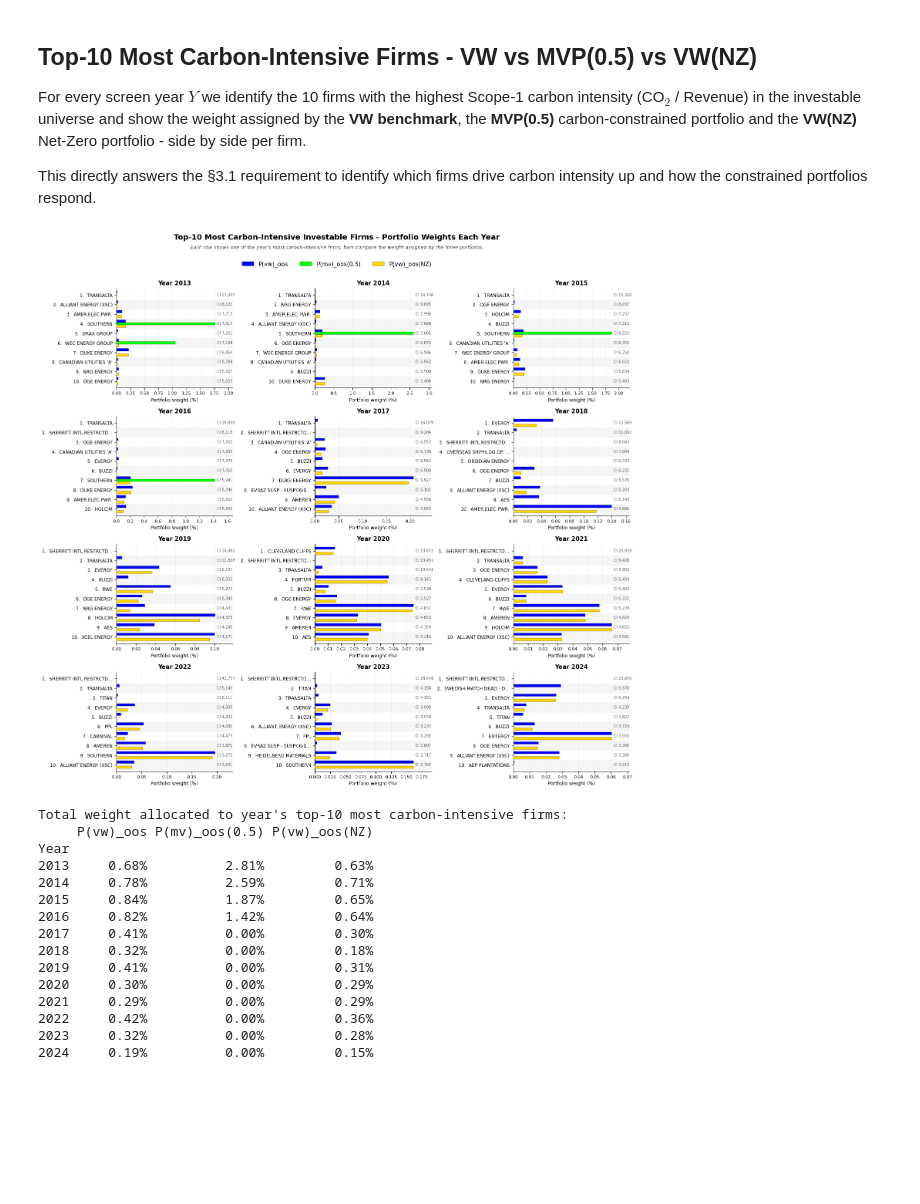
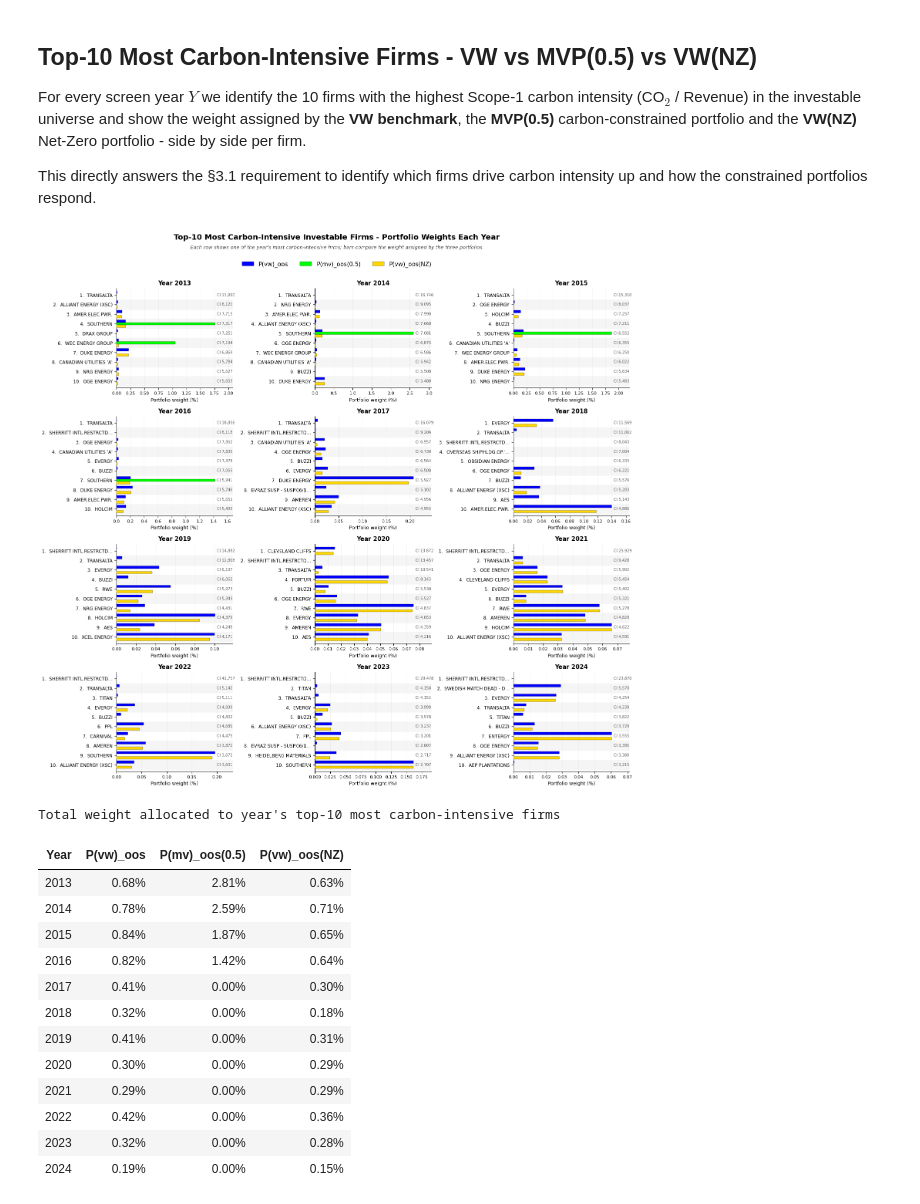
Before and after one commit to Saarujan06/Sustainability-Aware-Asset-Management-Project, a Jupyter notebook: final_notebook.ipynb, the cells around one changed output. Saved outputs shown, nothing was run; the diff lists cells and outputs as text; code cells hidden in the pictures; blank space fills up the shorter version.

```diff
--- a/final_notebook.ipynb
+++ b/final_notebook.ipynb
@@ -2222,47 +2216,63 @@ for ax, year in zip(axes, years):
 for ax in axes[len(years):]:
     ax.set_axis_off()
 
 handles, labels_leg = axes[0].get_legend_handles_labels()
 fig.legend(handles, labels_leg, loc="upper center", ncol=3,
            fontsize=11, frameon=False, bbox_to_anchor=(0.5, 0.965))
 fig.suptitle("Top-10 Most Carbon-Intensive Investable Firms - Portfolio Weights Each Year",
              fontsize=14, fontweight="bold", y=1.005)
 fig.text(0.5, 0.978,
          "Each row shows one of the year's most carbon-intensive firms; "
          "bars compare the weight assigned by the three portfolios.",
          ha="center", fontsize=9, color="#444444", style="italic")
 plt.tight_layout(rect=[0, 0, 1, 0.955])
 fig.savefig(OUT_DIR / "top10ci_grouped_by_year.png", dpi=300,
             bbox_inches="tight", facecolor="white")
 plt.show()
 
 # Aggregate: total weight in top-10 per year per portfolio
 agg_rows = []
 for year in years:
     panel = _top10_panel(year)
     if panel.empty: continue
     agg_rows.append({
         "Year": year,
         **{label: panel[label].sum() for label, _, _ in PORTFOLIOS}
     })
 top10_share = pd.DataFrame(agg_rows).set_index("Year")
-print("\nTotal weight allocated to year's top-10 most carbon-intensive firms:")
-print(top10_share.apply(lambda c: c.map(lambda x: f"{x:.2%}")).to_string())
+display(
+    top10_share.reset_index().style
+        .format("{:.2%}", subset=["P(vw)_oos", "P(mv)_oos(0.5)", "P(vw)_oos(NZ)"])
+        .hide(axis="index")
+        .set_caption("Total weight allocated to year's top-10 most carbon-intensive firms")
+        .set_table_styles([
+            {"selector": "caption",
+             "props": [("caption-side", "top"),
+                       ("font-weight", "bold"),
+                       ("padding", "8px"),
+                       ("border", "1px solid #444"),
+                       ("border-bottom", "none"),
+                       ("text-align", "center")]},
+            {"selector": "",
+             "props": [("border-collapse", "collapse")]},
+            {"selector": "th, td",
+             "props": [("border", "1px solid #444")]},
+        ])
+)
 top10_share.to_csv(OUT_DIR / "top10ci_aggregate_share.csv")
 # %% [output]
 [figure]
-Total weight allocated to year's top-10 most carbon-intensive firms:
-     P(vw)_oos P(mv)_oos(0.5) P(vw)_oos(NZ)
-Year
-2013     0.68%          2.81%         0.63%
-2014     0.78%          2.59%         0.71%
-2015     0.84%          1.87%         0.65%
-2016     0.82%          1.42%         0.64%
-2017     0.41%          0.00%         0.30%
-2018     0.32%          0.00%         0.18%
-2019     0.41%          0.00%         0.31%
-2020     0.30%          0.00%         0.29%
-2021     0.29%          0.00%         0.29%
-2022     0.42%          0.00%         0.36%
-2023     0.32%          0.00%         0.28%
-2024     0.19%          0.00%         0.15%
+Total weight allocated to year's top-10 most carbon-intensive firms
+| Year | P(vw)_oos | P(mv)_oos(0.5) | P(vw)_oos(NZ) |
+| 2013 | 0.68% | 2.81% | 0.63% |
+| 2014 | 0.78% | 2.59% | 0.71% |
+| 2015 | 0.84% | 1.87% | 0.65% |
+| 2016 | 0.82% | 1.42% | 0.64% |
+| 2017 | 0.41% | 0.00% | 0.30% |
+| 2018 | 0.32% | 0.00% | 0.18% |
+| 2019 | 0.41% | 0.00% | 0.31% |
+| 2020 | 0.30% | 0.00% | 0.29% |
+| 2021 | 0.29% | 0.00% | 0.29% |
+| 2022 | 0.42% | 0.00% | 0.36% |
+| 2023 | 0.32% | 0.00% | 0.28% |
+| 2024 | 0.19% | 0.00% | 0.15% |
```
Also changed, not shown: parts of 1 cell of this notebook.
